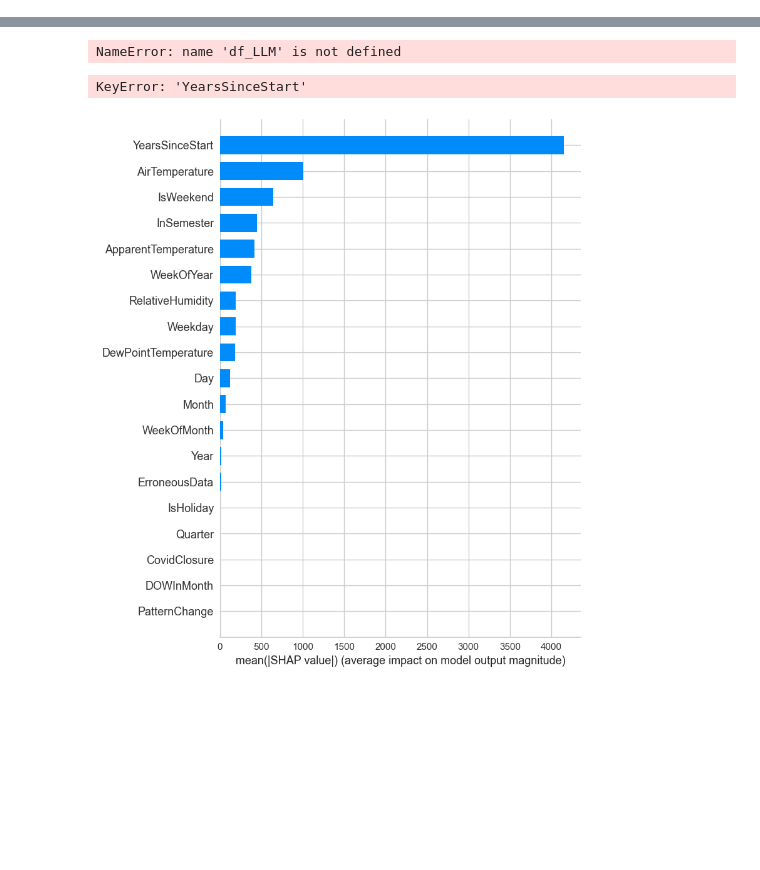
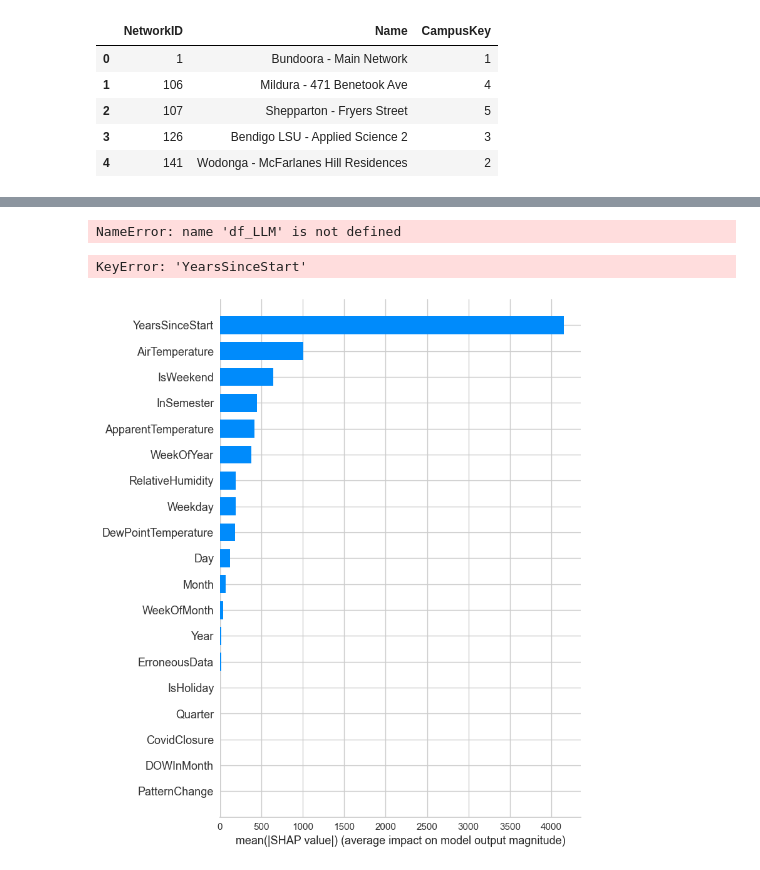
Before and after one commit to vidurayashan/BaselineLLM, a Jupyter notebook: train.ipynb, the cells around one changed output, grey strips where cells are left out. Saved outputs shown, nothing was run; the diff lists cells and outputs as text; code cells hidden in the pictures; blank space fills up the shorter version.

```diff
--- a/train.ipynb
+++ b/train.ipynb
@@ -35,0 +49,26 @@ meter_dict = {row['NetworkID'] : row['Name'] for _, row in df_meter_info.iterrow
+# %%
+# Get unique campuses
+campuses = df_meter_info['CampusKey'].unique()
+
+# Create a list to store one meter per campus
+meters_per_campus = []
+
+# For each campus, get the first meter
+for campus in campuses:
+    campus_meter = df_meter_info[df_meter_info['CampusKey'] == campus].iloc[0]
+    meters_per_campus.append({
+        'NetworkID': campus_meter['NetworkID'],
+        'Name': campus_meter['Name'],
+        'CampusKey': campus_meter['CampusKey']
+    })
+
+# Convert to DataFrame for better display
+df_meters_per_campus = pd.DataFrame(meters_per_campus)
+df_meters_per_campus
+# %% [output]
+|  | NetworkID | Name | CampusKey |
+| 0 | 1 | Bundoora - Main Network | 1 |
+| 1 | 106 | Mildura - 471 Benetook Ave | 4 |
+| 2 | 107 | Shepparton - Fryers Street | 5 |
+| 3 | 126 | Bendigo LSU - Applied Science 2 | 3 |
+| 4 | 141 | Wodonga - McFarlanes Hill Residences | 2 |
```
Also changed, not shown: parts of 5 cells of this notebook, 22 other files.
